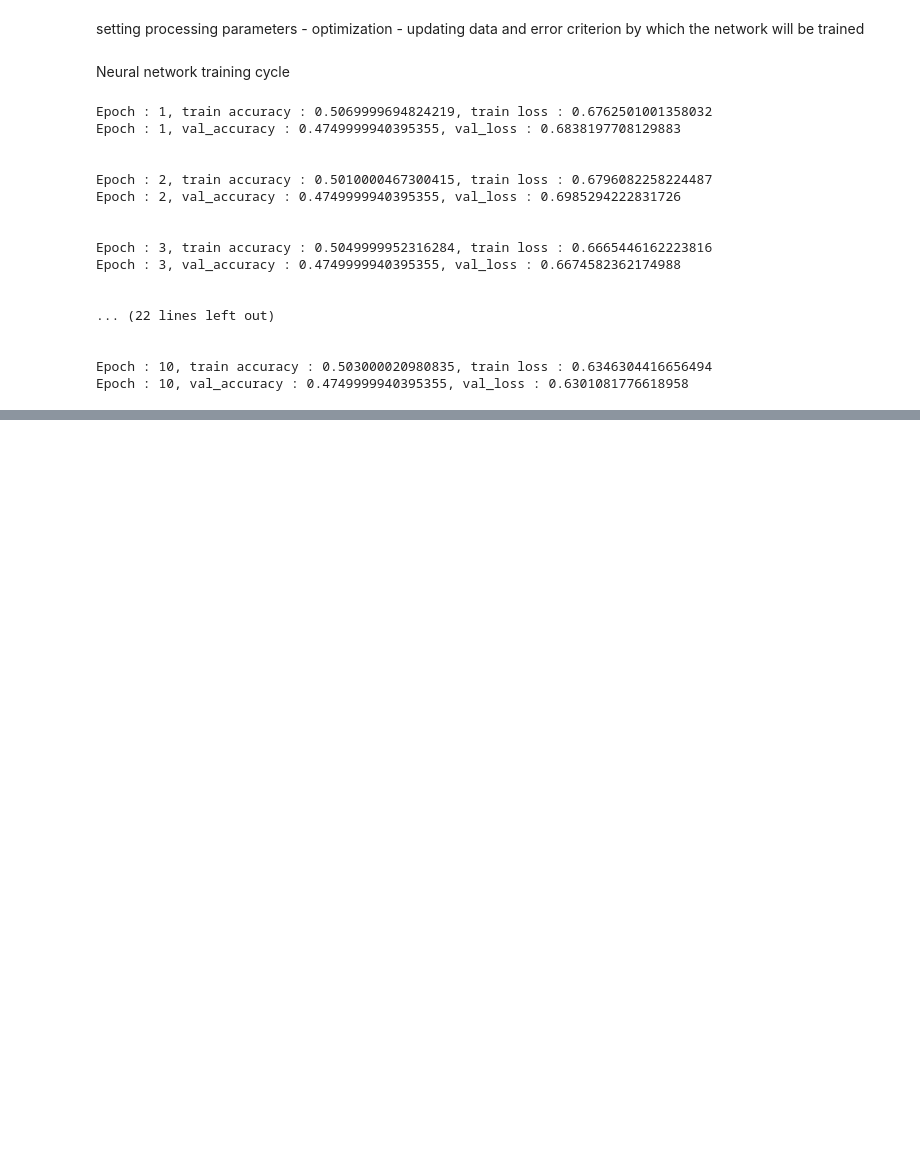
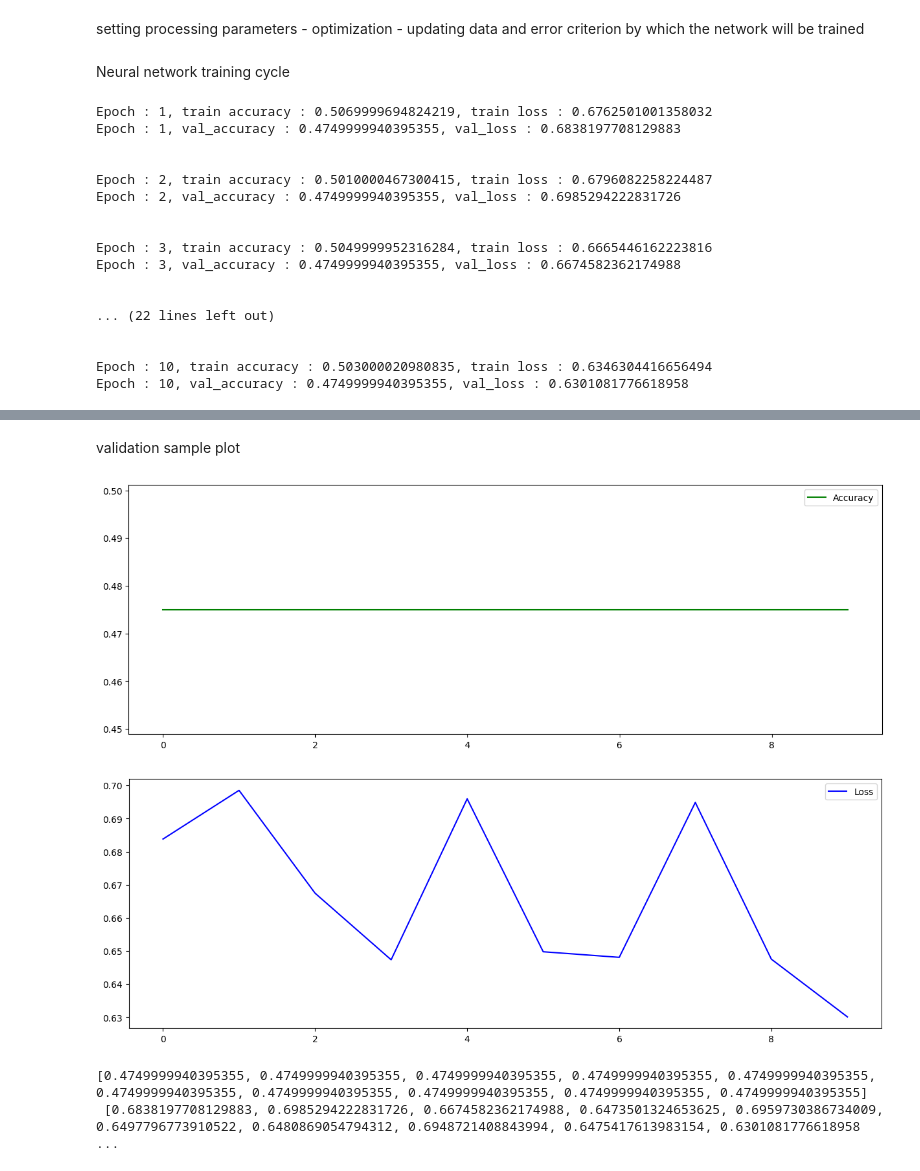
Before and after one commit to Tattaboe/Programm-lab, a Jupyter notebook: model.ipynb, the cells around one changed output, grey strips where cells are left out. Saved outputs shown, nothing was run; the diff lists cells and outputs as text; code cells hidden in the pictures; blank space fills up the shorter version.

```diff
--- a/model.ipynb
+++ b/model.ipynb
@@ -371,0 +396,20 @@ Epoch : 10, val_accuracy : 0.4749999940395355, val_loss : 0.6301081776618958
+# %% [markdown]
+validation sample plot
+# %%
+show_results(val_accuracy_values, val_loss_values)
+
+
+# plt.figure(figsize=(15, 5))
+# plt.plot(range(10), val_accuracy_values, color="red")
+# plt.legend(["Accuracy_val"])
+# plt.show()
+
+# plt.figure(figsize=(15, 5))
+# plt.plot(range(10),val_loss_values, color="gray")
+# plt.legend(["Loss_val"])
+# plt.show()
+# %% [output]
+[figure, added]
+[figure, added]
+[0.4749999940395355, 0.4749999940395355, 0.4749999940395355, 0.4749999940395355, 0.4749999940395355, 0.4749999940395355, 0.4749999940395355, 0.4749999940395355, 0.4749999940395355, 0.4749999940395355]
+ [0.6838197708129883, 0.6985294222831726, 0.6674582362174988, 0.6473501324653625, 0.6959730386734009, 0.6497796773910522, 0.6480869054794312, 0.6948721408843994, 0.6475417613983154, 0.6301081776618958 ...
```
Also changed, not shown: parts of 20 cells of this notebook.
